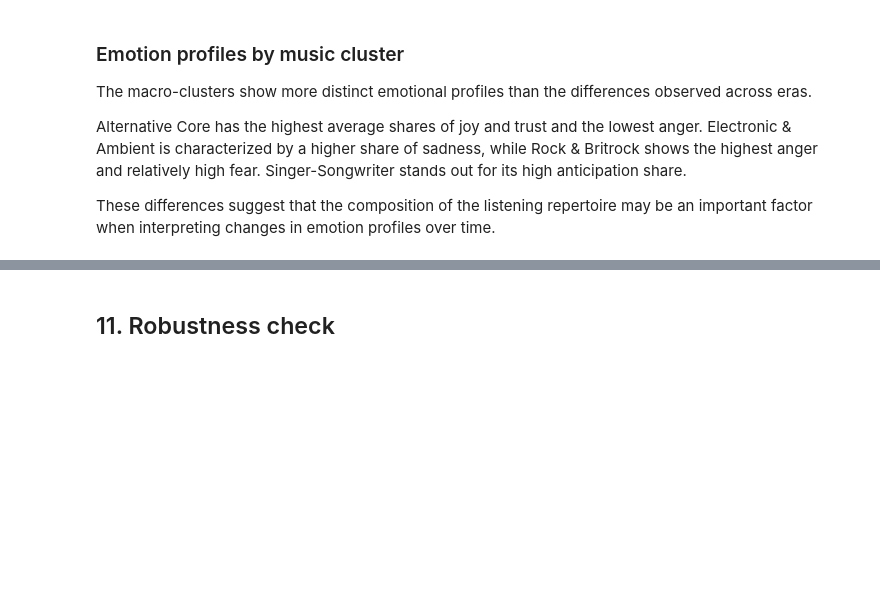
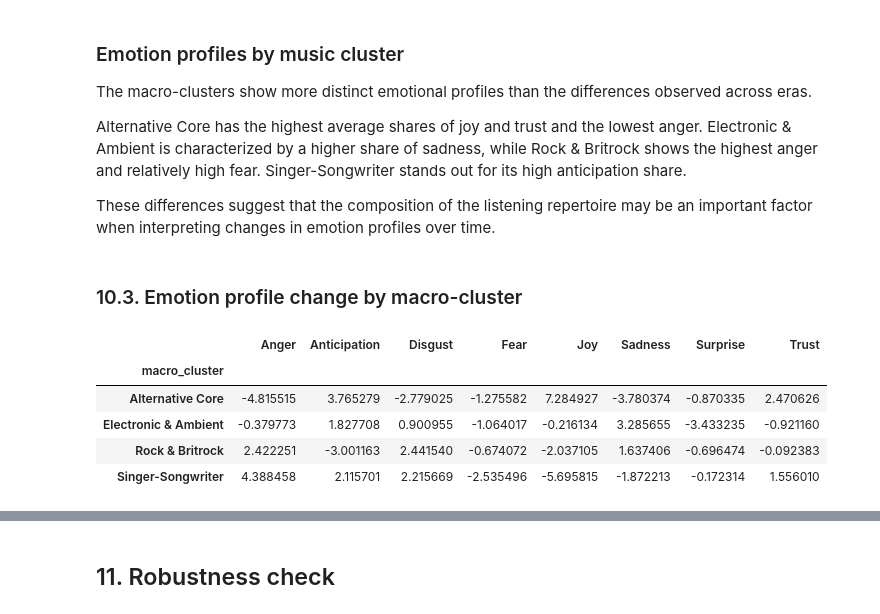
Before and after one commit to fredzell/music-mood-profiler, a Jupyter notebook: notebooks/09_sentiment_and_emotion_analysis.ipynb, the cells around one changed output, grey strips where cells are left out. Saved outputs shown, nothing was run; the diff lists cells and outputs as text; code cells hidden in the pictures; blank space fills up the shorter version.

```diff
--- a/notebooks/09_sentiment_and_emotion_analysis.ipynb
+++ b/notebooks/09_sentiment_and_emotion_analysis.ipynb
@@ -773,3 +773,26 @@ The macro-clusters show more distinct emotional profiles than the differences ob
 Alternative Core has the highest average shares of joy and trust and the lowest anger. Electronic & Ambient is characterized by a higher share of sadness, while Rock & Britrock shows the highest anger and relatively high fear. Singer-Songwriter stands out for its high anticipation share.
 
 These differences suggest that the composition of the listening repertoire may be an important factor when interpreting changes in emotion profiles over time.
+# %% [markdown]
+### 10.3. Emotion profile change by macro-cluster
+# %%
+# Compare the change in emotion profiles between the 2008-2011 and 2022-2025 eras.
+
+emotion_change = (
+    emotion_by_era_macro.loc["2022-2025"]
+    - emotion_by_era_macro.loc["2008-2011"]
+) * 100
+
+emotion_change.columns = [
+    col.replace("_share", "").capitalize()
+    for col in emotion_change.columns
+]
+
+emotion_change
+# %% [output]
+|  | Anger | Anticipation | Disgust | Fear | Joy | Sadness | Surprise | Trust |
+| macro_cluster |  |  |  |  |  |  |  |  |
+| Alternative Core | -4.815515 | 3.765279 | -2.779025 | -1.275582 | 7.284927 | -3.780374 | -0.870335 | 2.470626 |
+| Electronic & Ambient | -0.379773 | 1.827708 | 0.900955 | -1.064017 | -0.216134 | 3.285655 | -3.433235 | -0.921160 |
+| Rock & Britrock | 2.422251 | -3.001163 | 2.441540 | -0.674072 | -2.037105 | 1.637406 | -0.696474 | -0.092383 |
+| Singer-Songwriter | 4.388458 | 2.115701 | 2.215669 | -2.535496 | -5.695815 | -1.872213 | -0.172314 | 1.556010 |
```
Also changed, not shown: parts of 11 cells of this notebook.
